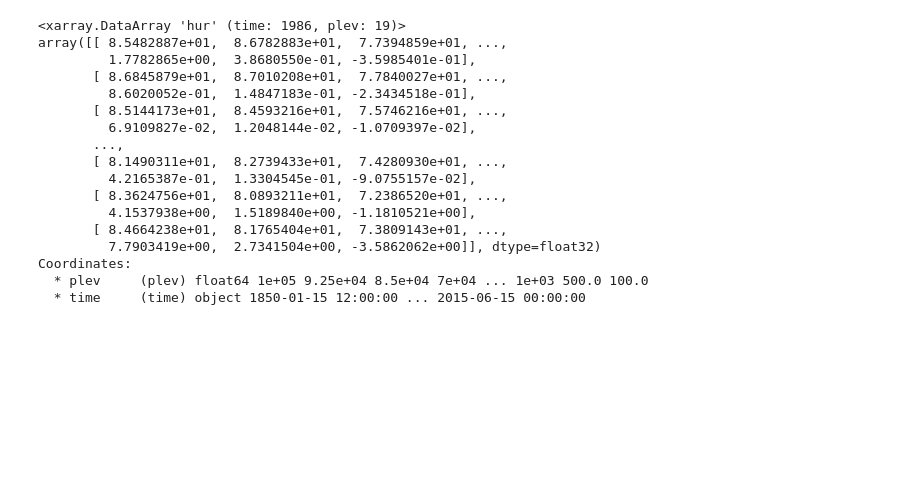
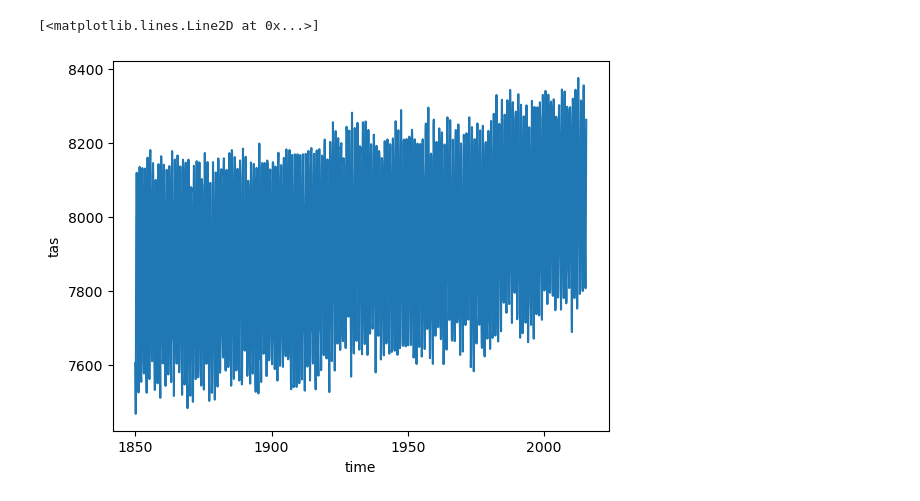
Before and after one commit to njbrodie/DSC180B-B03, a Jupyter notebook: vpd_calc.ipynb, the cells around one changed output. Cells and saved outputs as stored; diff of their text form; code cells hidden in the pictures; blank space fills up the shorter version.

```diff
--- a/vpd_calc.ipynb
+++ b/vpd_calc.ipynb
@@ -164,20 +24,12 @@ Attributes: (0)
-# %%
-hur_timeseries['hur'].compute()
-# %% [output]
-<xarray.DataArray 'hur' (time: 1986, plev: 19)>
-array([[ 8.5482887e+01,  8.6782883e+01,  7.7394859e+01, ...,
-         1.7782865e+00,  3.8680550e-01, -3.5985401e-01],
-       [ 8.6845879e+01,  8.7010208e+01,  7.7840027e+01, ...,
-         8.6020052e-01,  1.4847183e-01, -2.3434518e-01],
-       [ 8.5144173e+01,  8.4593216e+01,  7.5746216e+01, ...,
-         6.9109827e-02,  1.2048144e-02, -1.0709397e-02],
-       ...,
-       [ 8.1490311e+01,  8.2739433e+01,  7.4280930e+01, ...,
-         4.2165387e-01,  1.3304545e-01, -9.0755157e-02],
-       [ 8.3624756e+01,  8.0893211e+01,  7.2386520e+01, ...,
-         4.1537938e+00,  1.5189840e+00, -1.1810521e+00],
-       [ 8.4664238e+01,  8.1765404e+01,  7.3809143e+01, ...,
-         7.7903419e+00,  2.7341504e+00, -3.5862062e+00]], dtype=float32)
-Coordinates:
-  * plev     (plev) float64 1e+05 9.25e+04 8.5e+04 7e+04 ... 1e+03 500.0 100.0
-  * time     (time) object 1850-01-15 12:00:00 ... 2015-06-15 00:00:00
+# %%
+def ClausiusClapeyron(tas_data):
+    numerator = 17.76*tas_data['tas']
+    denominator = tas_data['tas'] + 243.5
+    svp = .6112 * np.exp(numerator/denominator)
+    return svp
+# %%
+svp1 = ClausiusClapeyron(tas_timeseries)
+svp1.plot()
+# %% [output]
+[<matplotlib.lines.Line2D at 0x...>]
+[figure, added]
```
Also changed, not shown: parts of 18 cells of this notebook.
